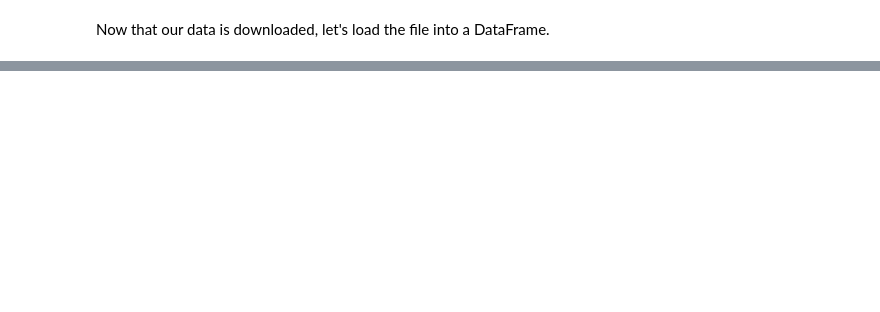
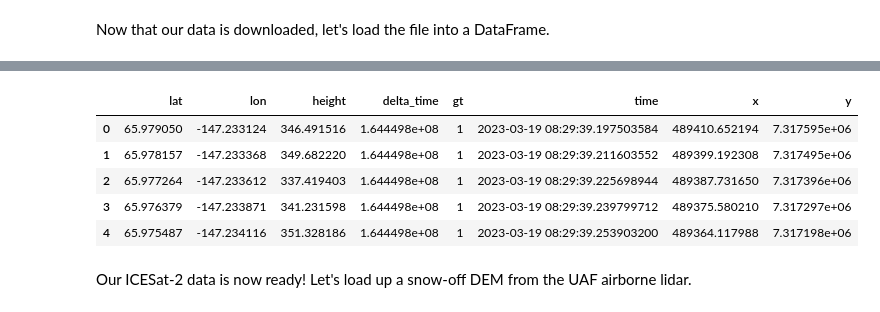
Before and after one commit to zachghiaccio/icesat2-snowex, a Jupyter notebook: is2_quicklook_depths.ipynb, the cells around one changed output, grey strips where cells are left out. Saved outputs shown, nothing was run; the diff lists cells and outputs as text; code cells hidden in the pictures; blank space fills up the shorter version.

```diff
--- a/is2_quicklook_depths.ipynb
+++ b/is2_quicklook_depths.ipynb
@@ -26,7 +30,7 @@ To keep things simple, we are not using cloud services to obtain the ATL08QL dat
 short_name = 'ATL08QL'
 
 # Define the spatial extent using a pre-generated bounding box
-with open('/home/jovyan/icesat2-snowex/jsons-shps/snowex_sites_for_icepyx.pkl', 'rb') as f:
+with open('C:/Users/zfair/OneDrive - NASA/Documents/Python/icesat2-snow/Data/shapefiles/snowex_sites_for_icepyx.pkl', 'rb') as f:
     coordinates = pickle.load(f)
     spatial_extent = coordinates['alaska']
 
@@ -50,3 +58,9 @@ print(region)
 uid = 'zhfair'
 email = 'zhfair@umich.edu'
 region.earthdata_login(uid, email)
+# %%
+# Check the ids for the requested data
+region.avail_granules(ids=True)
+
+date_str = region.avail_granules(ids=True)[0][0][8:16]
+print(date_str)
@@ -75,0 +115,14 @@ atl08.head()
+# %%
+# Add easting/northing coordinates (EPSG:32606)
+transformer = Transformer.from_crs('EPSG:4326', 'EPSG:32606', always_xy=True)
+
+atl08['x'], atl08['y'] = transformer.transform(atl08.lon, atl08.lat)
+
+atl08.head()
+# %% [output]
+|  | lat | lon | height | delta_time | gt | time | x | y |
+| 0 | 65.979050 | -147.233124 | 346.491516 | 1.644498e+08 | 1 | 2023-03-19 08:29:39.197503584 | 489410.652194 | 7.317595e+06 |
+| 1 | 65.978157 | -147.233368 | 349.682220 | 1.644498e+08 | 1 | 2023-03-19 08:29:39.211603552 | 489399.192308 | 7.317495e+06 |
+| 2 | 65.977264 | -147.233612 | 337.419403 | 1.644498e+08 | 1 | 2023-03-19 08:29:39.225698944 | 489387.731650 | 7.317396e+06 |
+| 3 | 65.976379 | -147.233871 | 341.231598 | 1.644498e+08 | 1 | 2023-03-19 08:29:39.239799712 | 489375.580210 | 7.317297e+06 |
+| 4 | 65.975487 | -147.234116 | 351.328186 | 1.644498e+08 | 1 | 2023-03-19 08:29:39.253903200 | 489364.117988 | 7.317198e+06 |
@@ -75,0 +136,2 @@ atl08.head()
+# %% [markdown]
+Our ICESat-2 data is now ready! Let's load up a snow-off DEM from the UAF airborne lidar.
```
Also changed, not shown: parts of 11 cells of this notebook.
